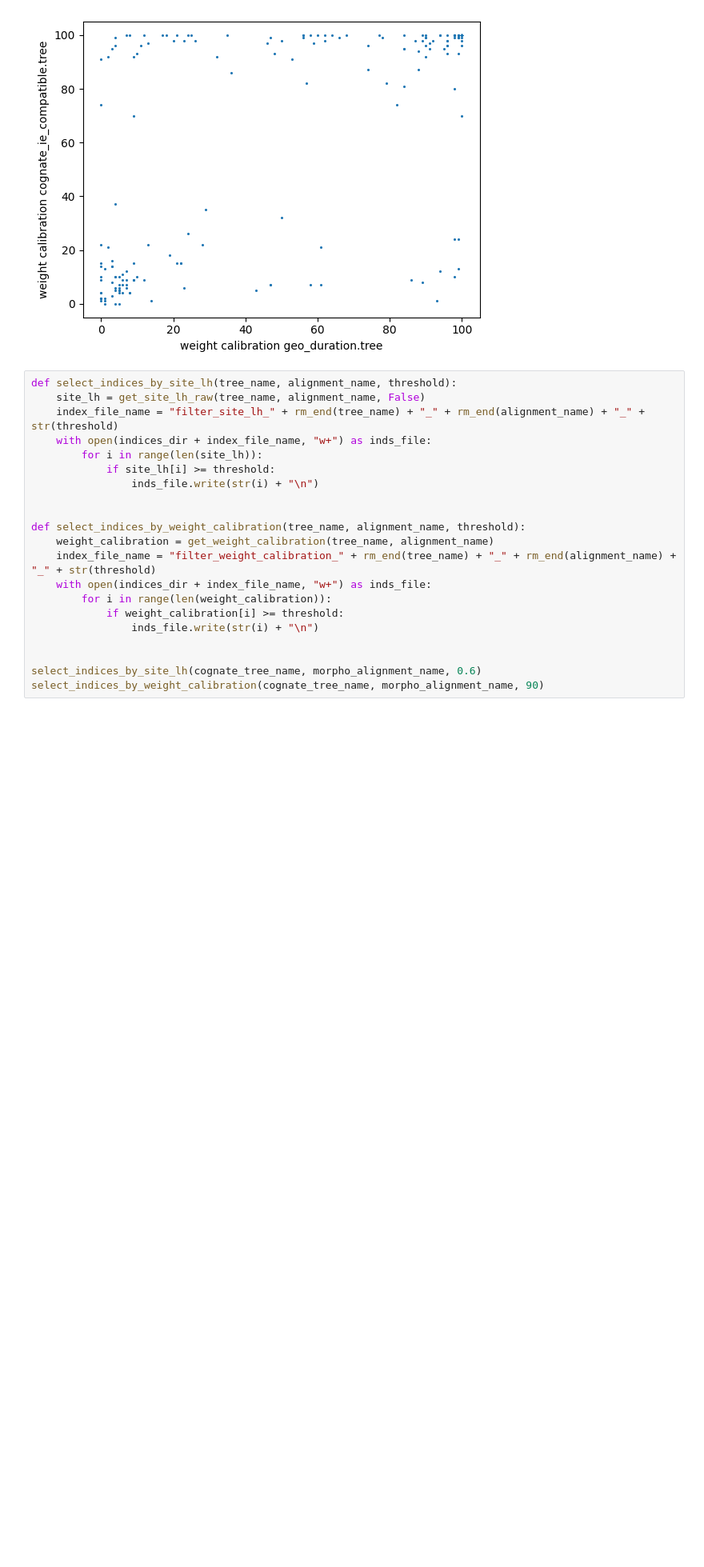
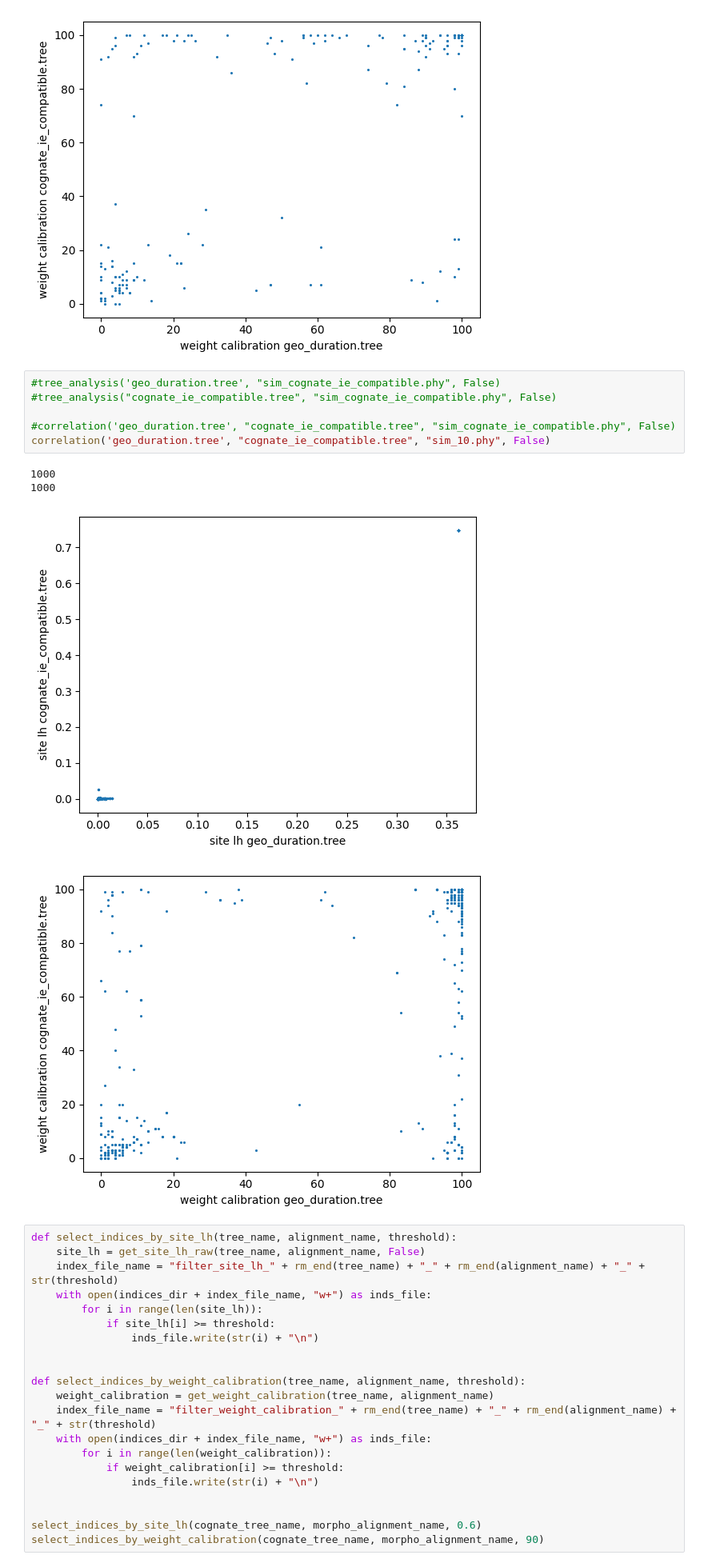
Before and after one commit to luisevonderwiese/mt_scripts, a Jupyter notebook: case_study_elena/PerSiteProperties.ipynb, the cells around one changed output. Shown at 80% size. Drawn from its saved outputs; the diff is of its cells as text; blank space fills up the shorter version.

```diff
--- a/case_study_elena/PerSiteProperties.ipynb
+++ b/case_study_elena/PerSiteProperties.ipynb
@@ -675,6 +675,17 @@ correlation('geo_duration.tree', "cognate_ie_compatible.tree", morpho_alignment_
 425
 [figure]
 [figure]
+# %%
+#tree_analysis('geo_duration.tree', "sim_cognate_ie_compatible.phy", False)
+#tree_analysis("cognate_ie_compatible.tree", "sim_cognate_ie_compatible.phy", False)
+
+#correlation('geo_duration.tree', "cognate_ie_compatible.tree", "sim_cognate_ie_compatible.phy", False)
+correlation('geo_duration.tree', "cognate_ie_compatible.tree", "sim_10.phy", False)
+# %% [output]
+1000
+1000
+[figure, added]
+[figure, added]
 # %%
 def select_indices_by_site_lh(tree_name, alignment_name, threshold):
     site_lh = get_site_lh_raw(tree_name, alignment_name, False)
```
